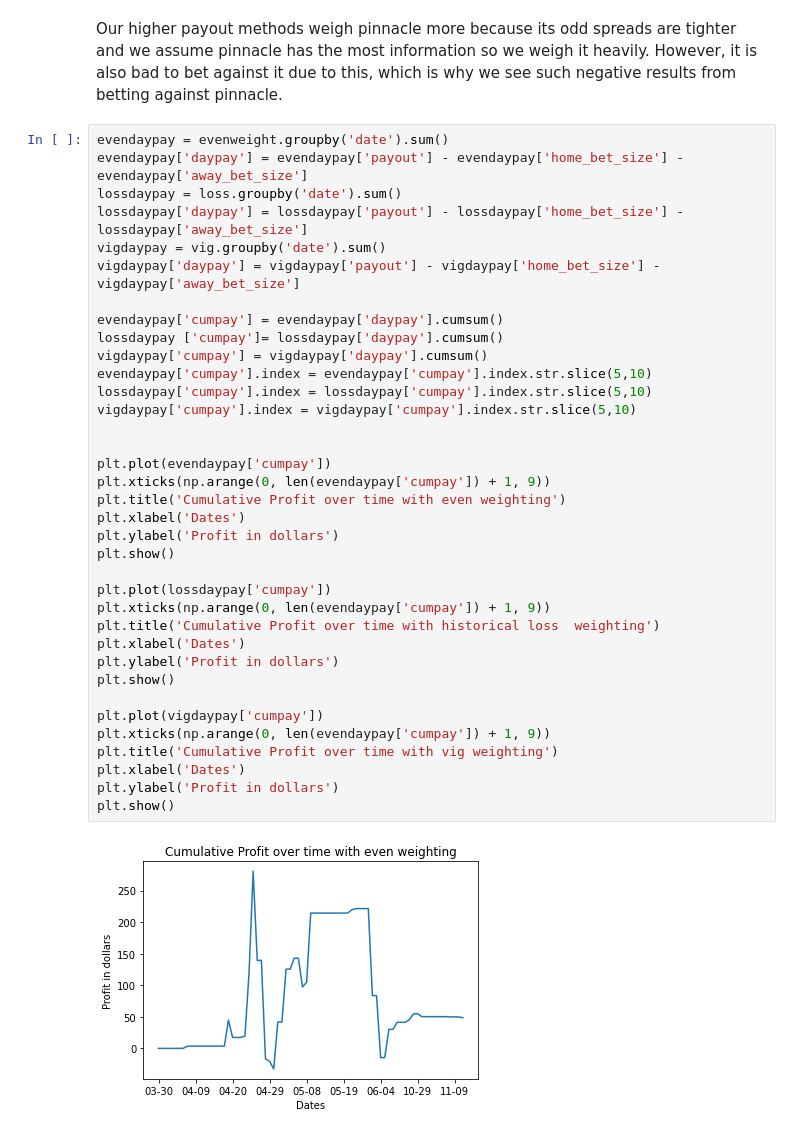
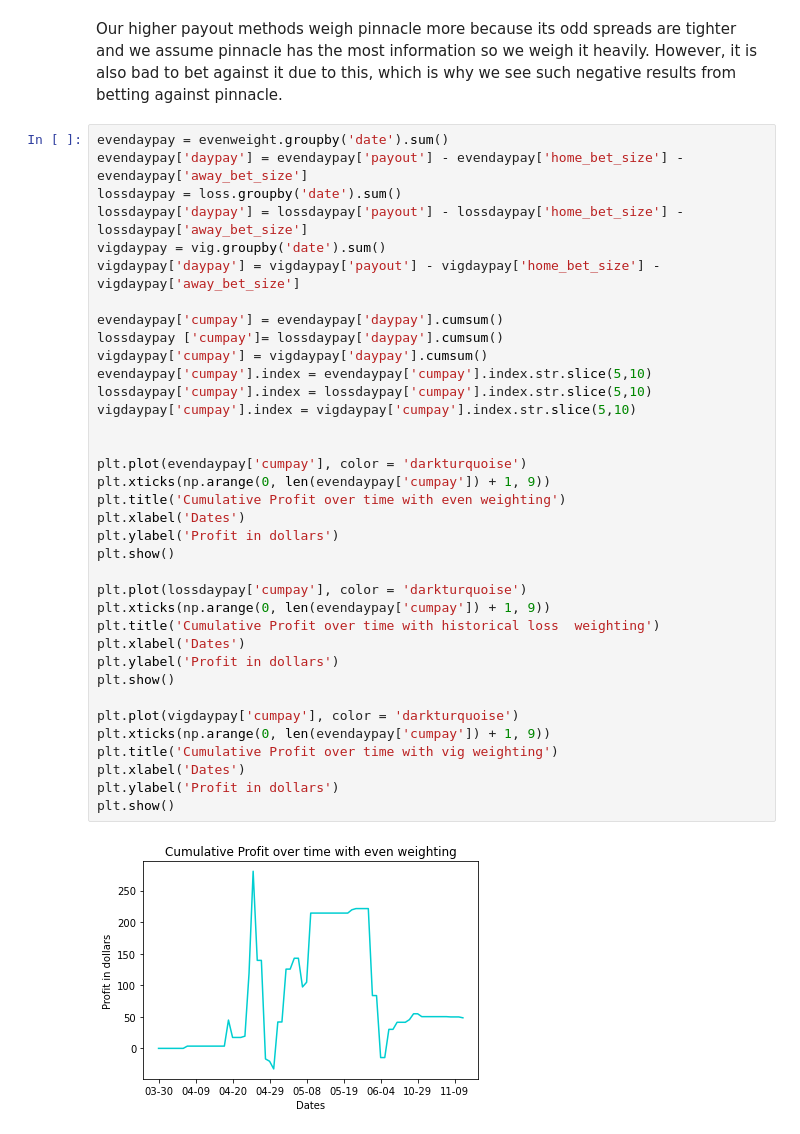
Before and after one commit to donovannickol/sportsbettingalg, a Jupyter notebook: demo.ipynb, the cells around one changed output. Saved outputs shown, nothing was run; the diff lists cells and outputs as text.

```diff
--- a/demo.ipynb
+++ b/demo.ipynb
@@ -529,34 +530,34 @@ lossdaypay = loss.groupby('date').sum()
 lossdaypay['daypay'] = lossdaypay['payout'] - lossdaypay['home_bet_size'] - lossdaypay['away_bet_size']
 vigdaypay = vig.groupby('date').sum()
 vigdaypay['daypay'] = vigdaypay['payout'] - vigdaypay['home_bet_size'] - vigdaypay['away_bet_size']
 
 evendaypay['cumpay'] = evendaypay['daypay'].cumsum()
 lossdaypay ['cumpay']= lossdaypay['daypay'].cumsum()
 vigdaypay['cumpay'] = vigdaypay['daypay'].cumsum()
 evendaypay['cumpay'].index = evendaypay['cumpay'].index.str.slice(5,10)
 lossdaypay['cumpay'].index = lossdaypay['cumpay'].index.str.slice(5,10)
 vigdaypay['cumpay'].index = vigdaypay['cumpay'].index.str.slice(5,10)
 
 
-plt.plot(evendaypay['cumpay'])
+plt.plot(evendaypay['cumpay'], color = 'darkturquoise')
 plt.xticks(np.arange(0, len(evendaypay['cumpay']) + 1, 9))
 plt.title('Cumulative Profit over time with even weighting')
 plt.xlabel('Dates')
 plt.ylabel('Profit in dollars')
 plt.show()
 
-plt.plot(lossdaypay['cumpay'])
+plt.plot(lossdaypay['cumpay'], color = 'darkturquoise')
 plt.xticks(np.arange(0, len(evendaypay['cumpay']) + 1, 9))
 plt.title('Cumulative Profit over time with historical loss  weighting')
 plt.xlabel('Dates')
 plt.ylabel('Profit in dollars')
 plt.show()
 
-plt.plot(vigdaypay['cumpay'])
+plt.plot(vigdaypay['cumpay'], color = 'darkturquoise')
 plt.xticks(np.arange(0, len(evendaypay['cumpay']) + 1, 9))
 plt.title('Cumulative Profit over time with vig weighting')
 plt.xlabel('Dates')
 plt.ylabel('Profit in dollars')
 plt.show()
 # %% [output]
-[figure, old version]
+[figure, new version]
```
Also changed, not shown: parts of 5 cells of this notebook, 1 other file.
